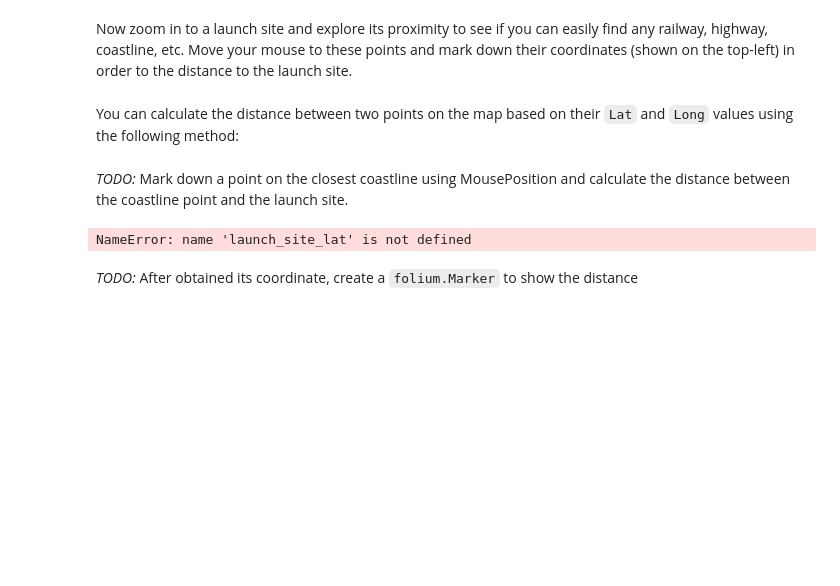
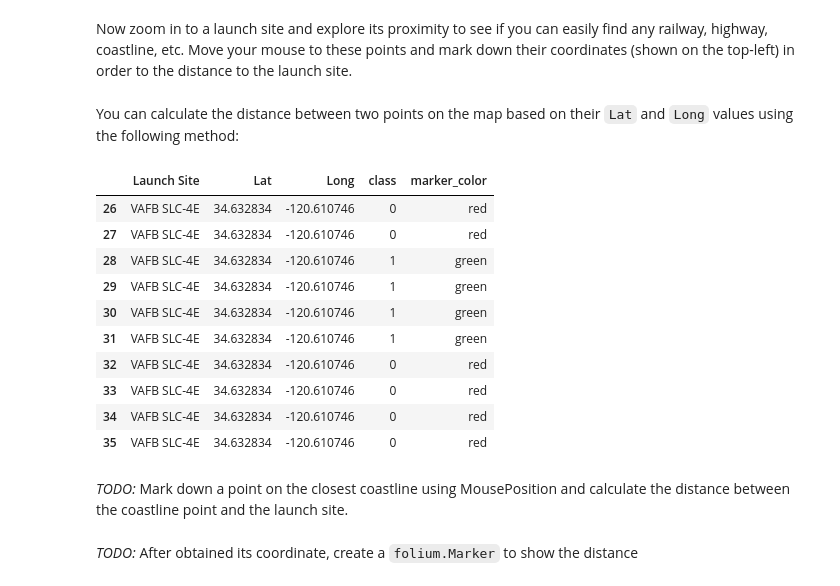
Before and after one commit to kcxie/IBM_Data_Science_Professional_Capstone, a Jupyter notebook: Interactive Visual Analytics with Folium lab.ipynb, the cells around one changed output. Cells and saved outputs as stored; diff of their text form; code cells hidden in the pictures; blank space fills up the shorter version.

```diff
--- a/Interactive Visual Analytics with Folium lab.ipynb
+++ b/Interactive Visual Analytics with Folium lab.ipynb
@@ -307,14 +307,30 @@ def calculate_distance(lat1, lon1, lat2, lon2):
 
     distance = R * c
     return distance
+# %%
+spacex_df[spacex_df["Launch Site"] == "VAFB SLC-4E"]
+# %% [output]
+|  | Launch Site | Lat | Long | class | marker_color |
+| 26 | VAFB SLC-4E | 34.632834 | -120.610746 | 0 | red |
+| 27 | VAFB SLC-4E | 34.632834 | -120.610746 | 0 | red |
+| 28 | VAFB SLC-4E | 34.632834 | -120.610746 | 1 | green |
+| 29 | VAFB SLC-4E | 34.632834 | -120.610746 | 1 | green |
+| 30 | VAFB SLC-4E | 34.632834 | -120.610746 | 1 | green |
+| 31 | VAFB SLC-4E | 34.632834 | -120.610746 | 1 | green |
+| 32 | VAFB SLC-4E | 34.632834 | -120.610746 | 0 | red |
+| 33 | VAFB SLC-4E | 34.632834 | -120.610746 | 0 | red |
+| 34 | VAFB SLC-4E | 34.632834 | -120.610746 | 0 | red |
+| 35 | VAFB SLC-4E | 34.632834 | -120.610746 | 0 | red |
 # %% [markdown]
 *TODO:* Mark down a point on the closest coastline using MousePosition and calculate the distance between the coastline point and the launch site.
 # %%
 # find coordinate of the closet coastline
 # e.g.,: Lat: 28.56367  Lon: -80.57163
+launch_site_lat = 34.632834
+launch_site_lon = -120.610746
+coastline_lat = 34.63384
+coastline_lon = -120.62834
 distance_coastline = calculate_distance(launch_site_lat, launch_site_lon, coastline_lat, coastline_lon)
-# %% [output]
-NameError: name 'launch_site_lat' is not defined
 # %% [markdown]
 *TODO:* After obtained its coordinate, create a `folium.Marker` to show the distance
 # %%
```
Also changed, not shown: parts of 6 cells of this notebook.
